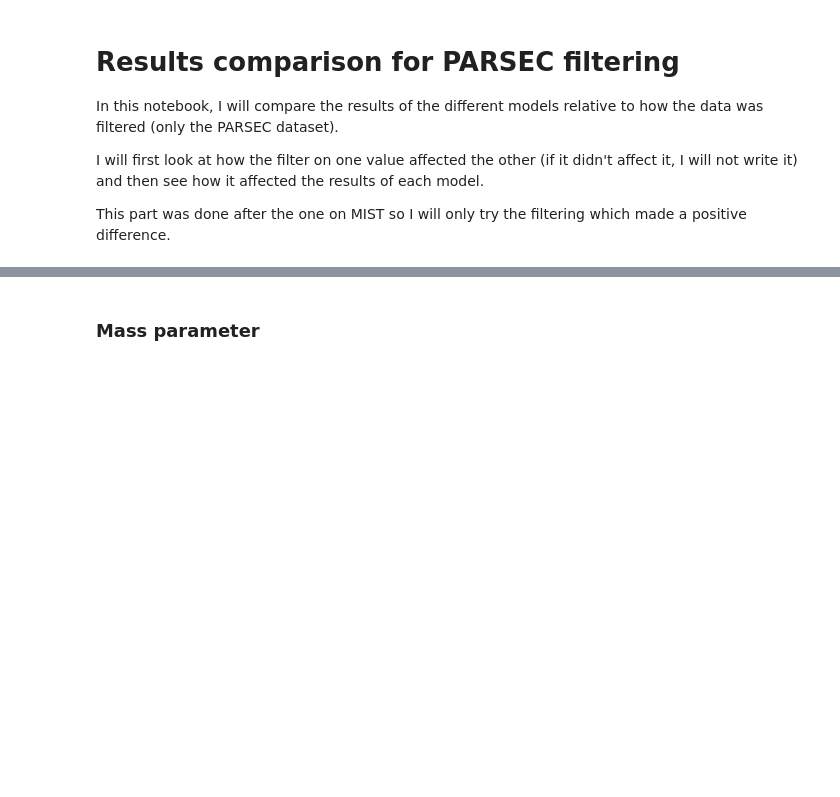
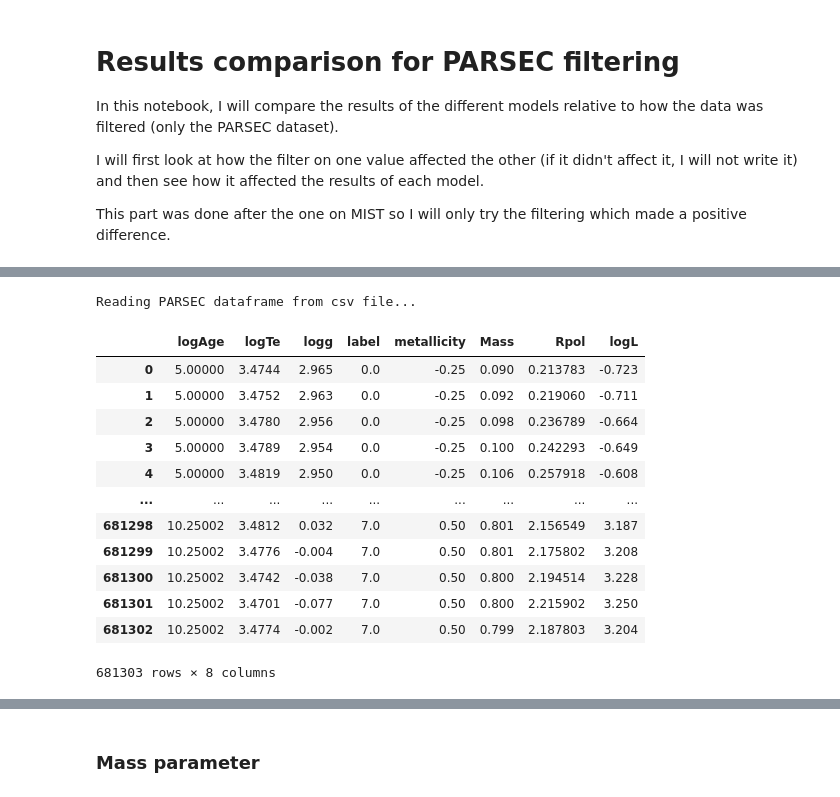
Before and after one commit to anpirott/thesis, a Jupyter notebook: notebooks/ML/method_ML/Model_A_partial/default_models/PARSEC/compare_model_results.ipynb, the cells around one changed output, grey strips where cells are left out. Saved outputs shown, nothing was run; the diff lists cells and outputs as text; code cells hidden in the pictures; blank space fills up the shorter version.

```diff
--- a/notebooks/ML/method_ML/Model_A_partial/default_models/PARSEC/compare_model_results.ipynb
+++ b/notebooks/ML/method_ML/Model_A_partial/default_models/PARSEC/compare_model_results.ipynb
@@ -43,0 +209,22 @@ compare_metrics(path, value_rounding=6,
+# %%
+iso_handler = Iso_data_handler("C:/Users/antoi/Code/unif/MA2/thesis/data/PARSEC/",
+                                ['logAge', 'logTe', 'logg', 'label', 'metallicity', 'Mass', 'Rpol', 'logL'],
+                                "PARSEC", rescale=True)
+
+iso_df = iso_handler.get_isochrone_dataframe()
+display(iso_df)
+# %% [output]
+Reading PARSEC dataframe from csv file...
+|  | logAge | logTe | logg | label | metallicity | Mass | Rpol | logL |
+| 0 | 5.00000 | 3.4744 | 2.965 | 0.0 | -0.25 | 0.090 | 0.213783 | -0.723 |
+| 1 | 5.00000 | 3.4752 | 2.963 | 0.0 | -0.25 | 0.092 | 0.219060 | -0.711 |
+| 2 | 5.00000 | 3.4780 | 2.956 | 0.0 | -0.25 | 0.098 | 0.236789 | -0.664 |
+| 3 | 5.00000 | 3.4789 | 2.954 | 0.0 | -0.25 | 0.100 | 0.242293 | -0.649 |
+| 4 | 5.00000 | 3.4819 | 2.950 | 0.0 | -0.25 | 0.106 | 0.257918 | -0.608 |
+| ... | ... | ... | ... | ... | ... | ... | ... | ... |
+| 681298 | 10.25002 | 3.4812 | 0.032 | 7.0 | 0.50 | 0.801 | 2.156549 | 3.187 |
+| 681299 | 10.25002 | 3.4776 | -0.004 | 7.0 | 0.50 | 0.801 | 2.175802 | 3.208 |
+| 681300 | 10.25002 | 3.4742 | -0.038 | 7.0 | 0.50 | 0.800 | 2.194514 | 3.228 |
+| 681301 | 10.25002 | 3.4701 | -0.077 | 7.0 | 0.50 | 0.800 | 2.215902 | 3.250 |
+| 681302 | 10.25002 | 3.4774 | -0.002 | 7.0 | 0.50 | 0.799 | 2.187803 | 3.204 |
+681303 rows × 8 columns
```
Also changed, not shown: parts of 19 cells of this notebook, 1 other file.
